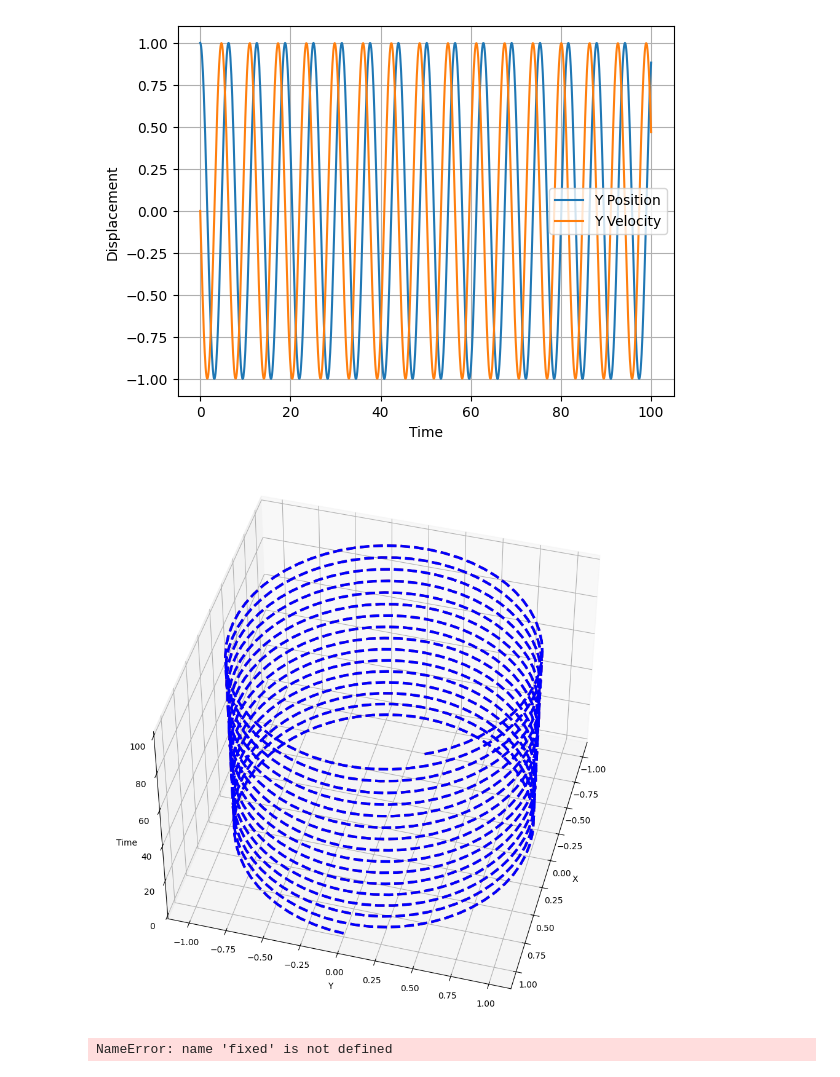
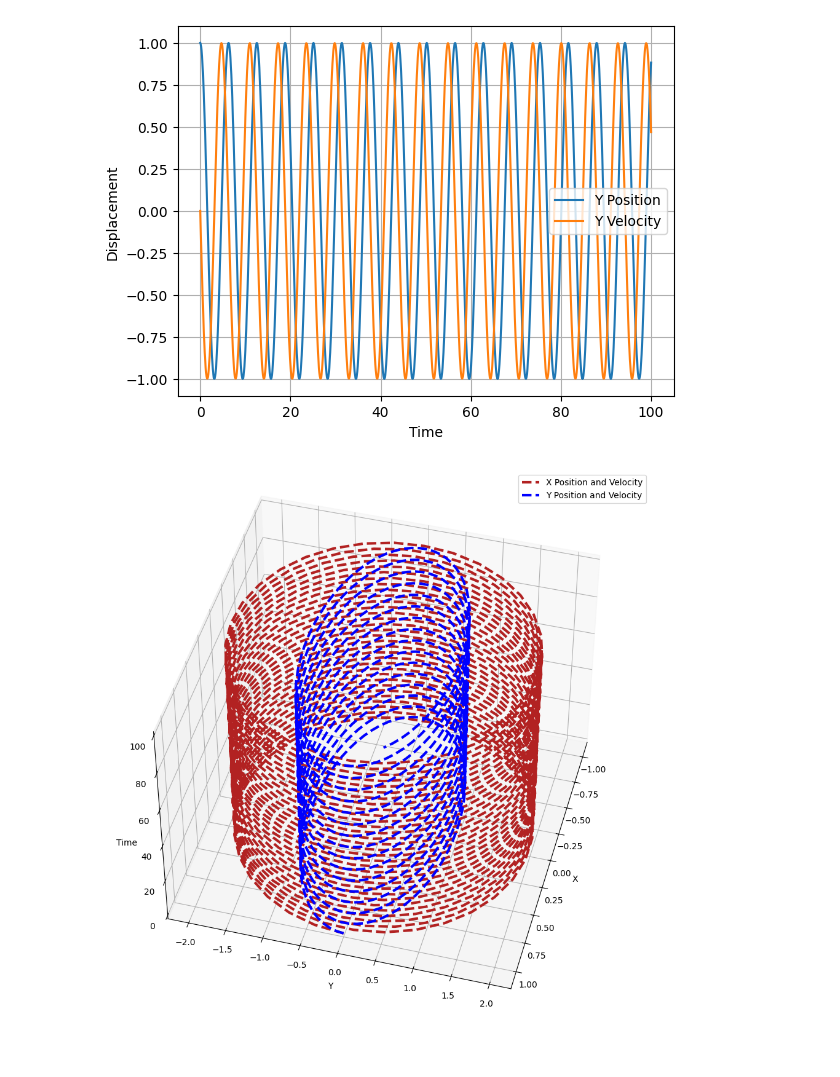
Before and after one commit to tj-griffiths/School, a Jupyter notebook: Potential_well.ipynb, the cells around one changed output. Cells and saved outputs as stored; diff of their text form; code cells hidden in the pictures.

```diff
--- a/Potential_well.ipynb
+++ b/Potential_well.ipynb
@@ -117,8 +117,8 @@ x0 = 1
 y0 = 1
 v_x0 = 0
 v_y0 = 0
-w_x = 1 #w = sqrt.(k_x/m) = 1
-w_y = 1 #w = sqrt.(k_y/m) = 1
+w_x = 2
+w_y = 1
 # %%
 #2D Leapfrog Integrator
 def integrator_2d(x0, y0, v_x0, v_y0, w_x, w_y, N, dt):
@@ -168,7 +168,7 @@ plt.show()
 # %% [output]
 [figure]
 # %%
-def my_cube_plot(x, y, v_x, v_y, t, my_azimuth, my_elevation):
+def my_cube_plot(x, y, v_x, v_y, t, w_x, w_y, my_azimuth, my_elevation):
     fig, ax = plt.subplots(
         subplot_kw={'projection': '3d'},
         figsize = (9, 9),
@@ -182,21 +182,22 @@ def my_cube_plot(x, y, v_x, v_y, t, my_azimuth, my_elevation):
     ax.plot(x, v_x, t,
             color = 'Firebrick',
             marker = 'None',
+            label = 'X Position and Velocity',
             linestyle = '--',
             linewidth = 3)
 
     ax.plot(y, v_y, t,
               color = 'b',
+              label = 'Y Position and Velocity',
               linestyle = '--',
               linewidth = 3)
 
+    ax.legend()
     ax.view_init(azim = my_azimuth, elev = my_elevation)
 
     plt.show()
 # %%
-my_cube_plot(x, y, v_x, v_y, t,
-    my_azimuth = 15,
-    my_elevation = 45
+my_cube_plot(x, y, v_x, v_y, t, w_x, w_y, my_azimuth = 15, my_elevation = 45
 )
 # %% [output]
-[figure, old version]
+[figure, new version]
@@ -219,13 +203,0 @@ elevation_slider = wd.IntSlider(
-# %%
-wd.interact_manual(
-    my_cube_plot,
-    x = fixed(1),
-    y = fixed(1),
-    v_x = fixed(0),
-    v_y = fixed(0),
-    t = fixed(0),
-    my_azimuth = azimuth_slider,
-    my_elevation = elevation_slider
-)
-# %% [output]
-NameError: name 'fixed' is not defined
```
Also changed, not shown: parts of 7 cells of this notebook.
